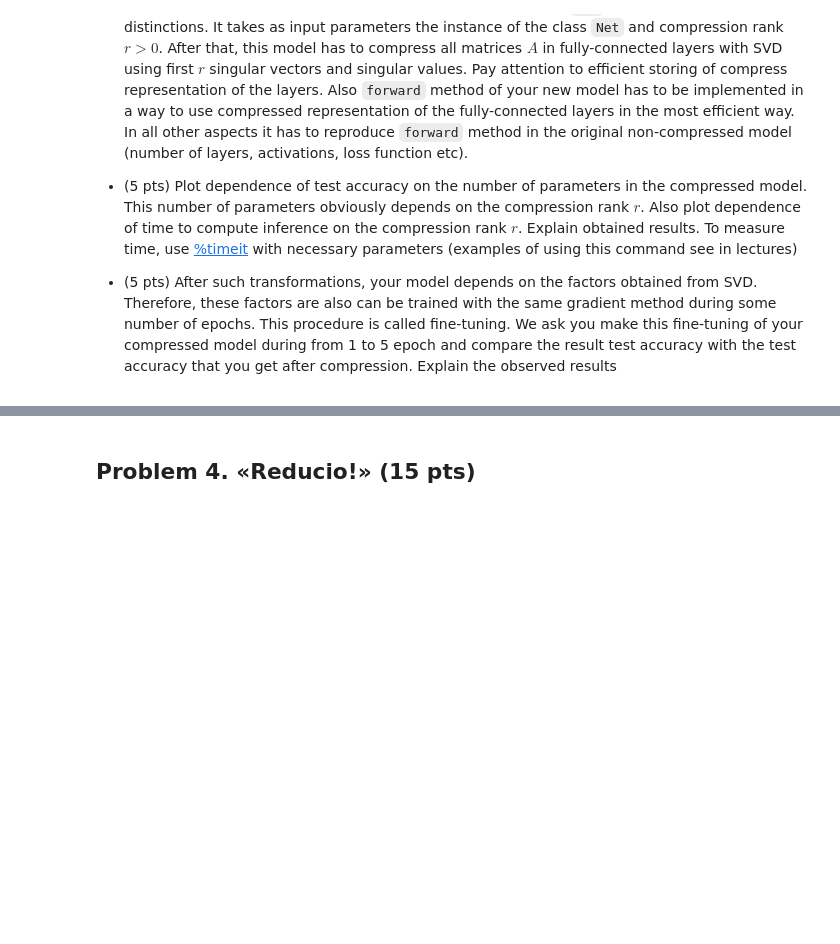
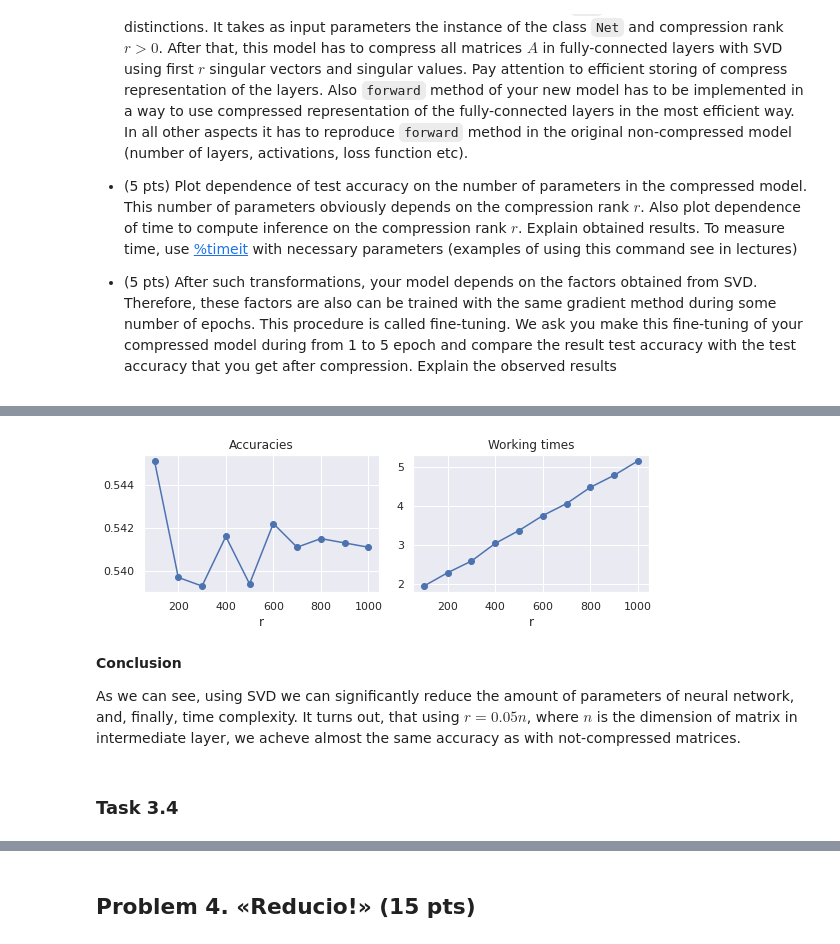
Before and after one commit to PetrMokrov/nla2020, a Jupyter notebook: hw/hw1/hw1.ipynb, the cells around one changed output, grey strips where cells are left out. Saved outputs shown, nothing was run; the diff lists cells and outputs as text; code cells hidden in the pictures; blank space fills up the shorter version.

```diff
--- a/hw/hw1/hw1.ipynb
+++ b/hw/hw1/hw1.ipynb
@@ -559,0 +706,12 @@ To measure time, use [%timeit](https://docs.python.org/3.6/library/timeit.html)
+# %%
+rs = list(range(100, 1100, 100))
+accs, times = measure_time_acc(rs, model_copy, test_loader)
+draw_accs_times(rs, accs, times)
+# %% [output]
+[figure, added]
+# %% [markdown]
+**Conclusion**
+
+As we can see, using SVD we can significantly reduce the amount of parameters of neural network, and, finally, time complexity. It turns out, that using $r = 0.05 n$, where $n$ is the dimension of matrix in intermediate layer, we acheve almost the same accuracy as with not-compressed matrices.
+# %% [markdown]
+### Task 3.4
```
Also changed, not shown: parts of 18 cells of this notebook.
